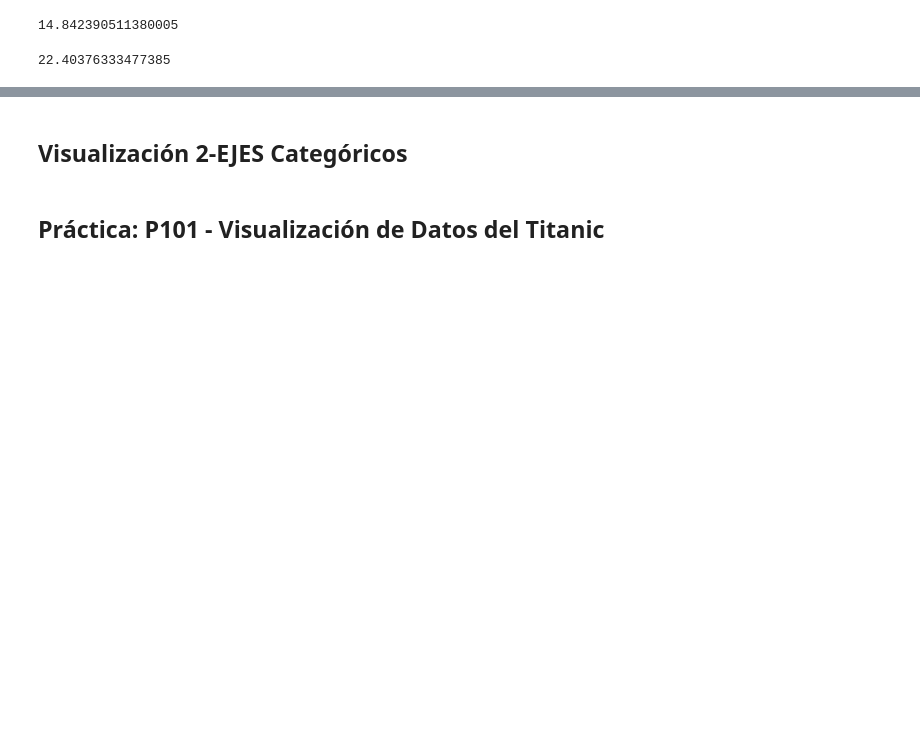
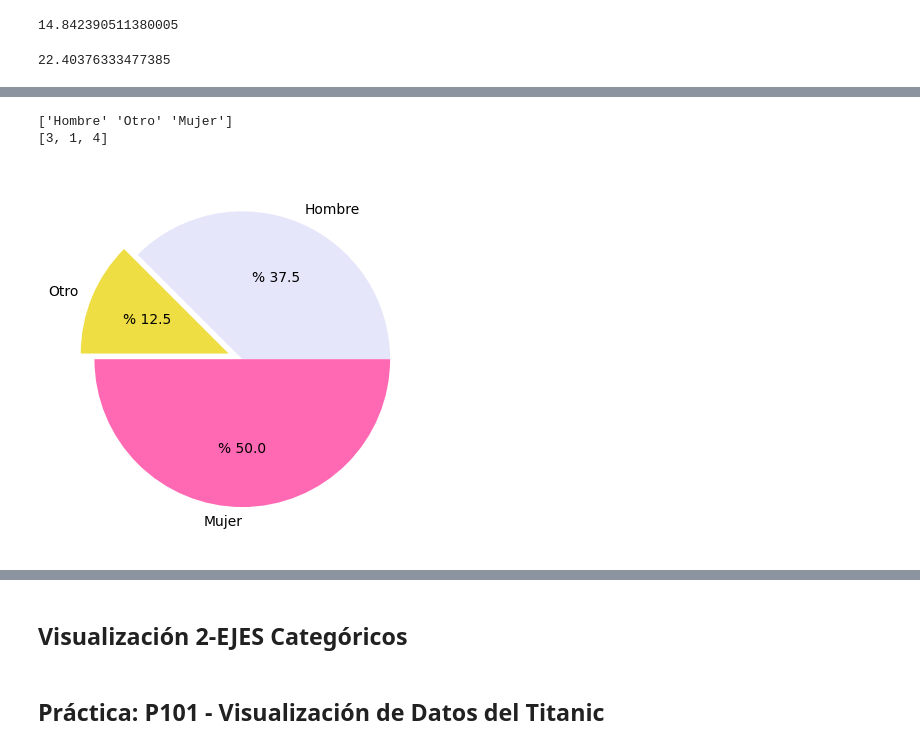
Before and after one commit to dragonnomada/pycien-2023, a Jupyter notebook: C103.ipynb, the cells around one changed output, grey strips where cells are left out. Drawn from its saved outputs; the diff is of its cells as text; code cells hidden in the pictures; blank space fills up the shorter version.

Commit message:
Notas actualizadas C103

```diff
--- a/C103.ipynb
+++ b/C103.ipynb
@@ -173,0 +216,33 @@ Calcula manualmente los valores que veas en la gráficas, por ejemplo, los inter
+# %%
+import matplotlib.pyplot as plt
+import pandas as pd
+import numpy as np
+
+# Definimos un eje con valores categóricos
+x = pd.Series(["Hombre", "Otro", "Mujer", "Mujer", "Hombre", "Mujer", "Mujer", "Hombre"])
+
+# Obtenemos los valores únicos (las categorias distintas)
+labels = x.unique() # ["Hombre", "Mujer", "Otro"]
+
+print(labels)
+
+# Obtenemos el peso de cada categoría
+# x[x == "Hombre"] -> Representa los que cumplen la categoría
+# x[x == "Hombre"].count() -> Cuenta cuántos hay de esa categoría
+pesos = [x[x == label].count() for label in labels]
+# Nota: Podemos leer la línea anterior como,
+#       Crea una lista de pesos, donde colocaremos cuántos
+#       elementos hay en `x`, que el valor sea igual a la categoría
+#       para cada categoría en las categorías únicas
+
+print(pesos)
+
+# Graficar los pesos con sus etiquetas en un pastel
+plt.pie(pesos, labels=labels, autopct="%% %.1f",
+        colors=["lavender", "#eedd43", "hotpink"],
+        explode=[0, 0.1, 0])
+plt.show()
+# %% [output]
+['Hombre' 'Otro' 'Mujer']
+[3, 1, 4]
+[figure, added]
```
Also changed, not shown: parts of 32 cells of this notebook, 2 other files.
